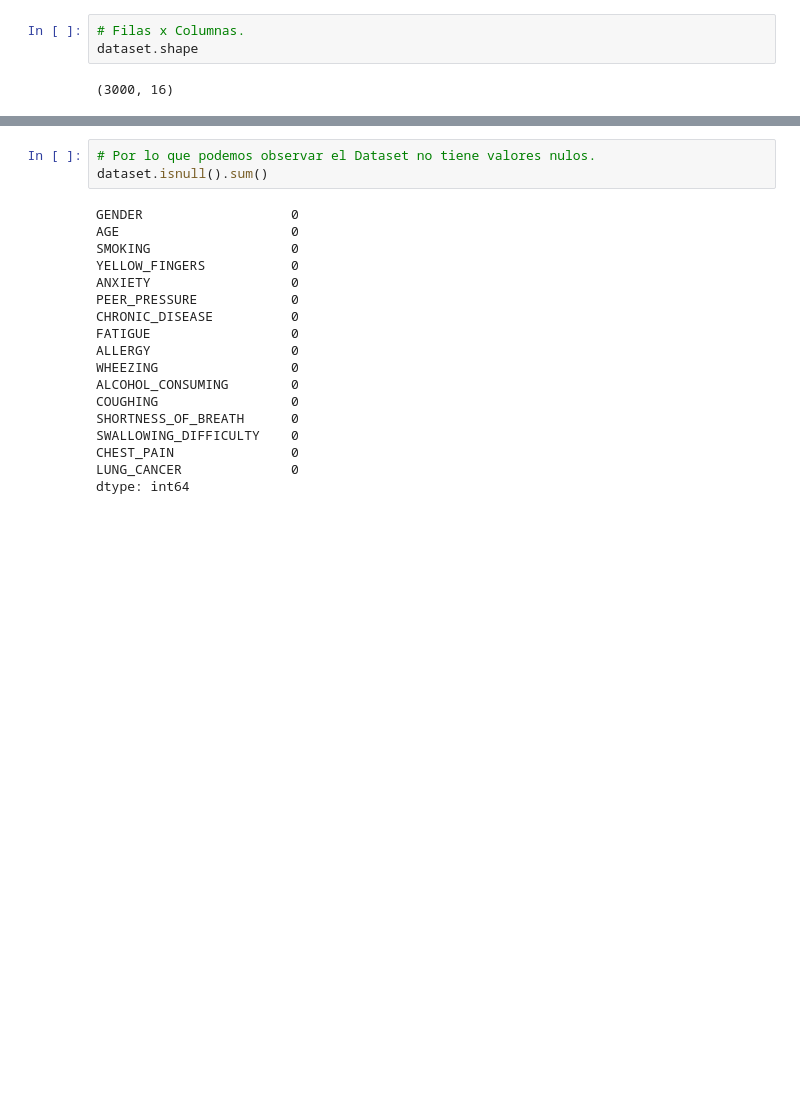
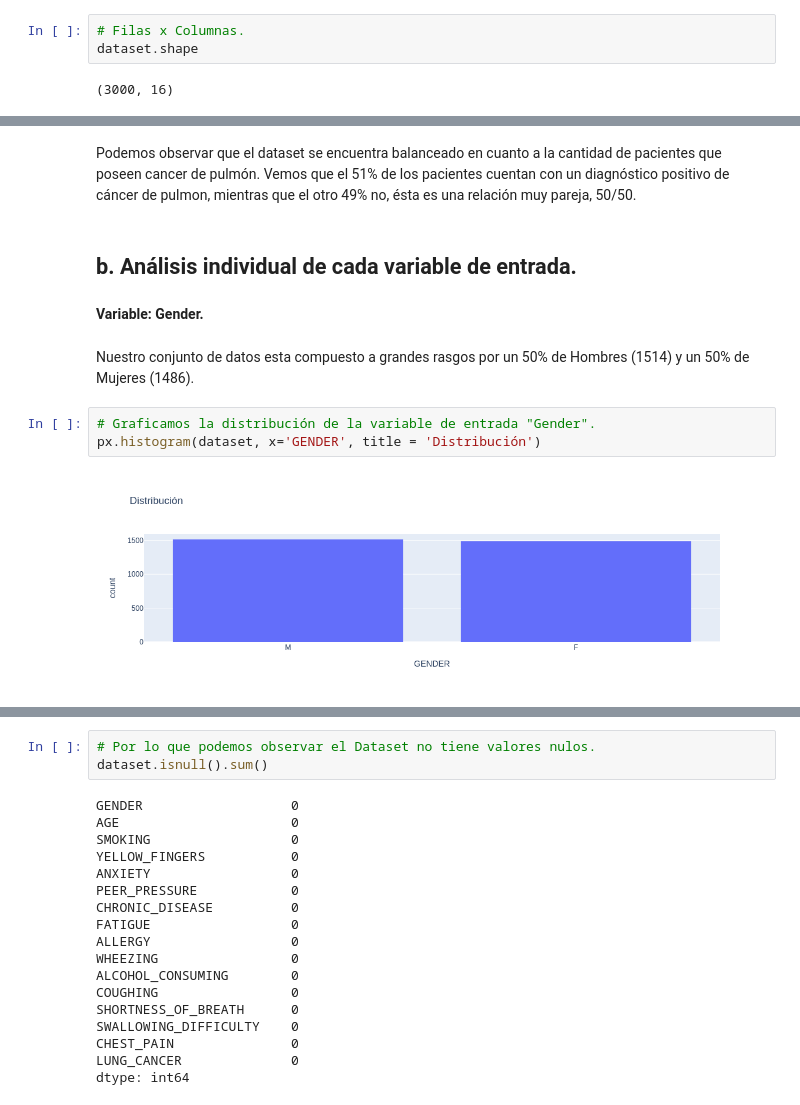
Before and after one commit to DavidGiovannini/Machine_Learning_G6, a Jupyter notebook: tp1_ML.ipynb, the cells around one changed output, grey strips where cells are left out. Drawn from its saved outputs; the diff is of its cells as text; blank space fills up the shorter version.

```diff
--- a/tp1_ML.ipynb
+++ b/tp1_ML.ipynb
@@ -86,0 +109,13 @@ dataset.shape
+# %% [markdown]
+Podemos observar que el dataset se encuentra balanceado en cuanto a la cantidad de pacientes que poseen cancer de pulmón. Vemos que el 51% de los pacientes cuentan con un diagnóstico positivo de cáncer de pulmon, mientras que el otro 49% no, ésta es una relación muy pareja, 50/50.
+# %% [markdown]
+<h2>b. Análisis individual de cada variable de entrada.</h2>
+# %% [markdown]
+**Variable: Gender.**
+# %% [markdown]
+Nuestro conjunto de datos esta compuesto a grandes rasgos por un 50% de Hombres (1514) y un 50% de Mujeres (1486).
+# %%
+# Graficamos la distribución de la variable de entrada "Gender".
+px.histogram(dataset, x='GENDER', title = 'Distribución')
+# %% [output]
+[figure, added]
```
Also changed, not shown: parts of 24 cells of this notebook.
